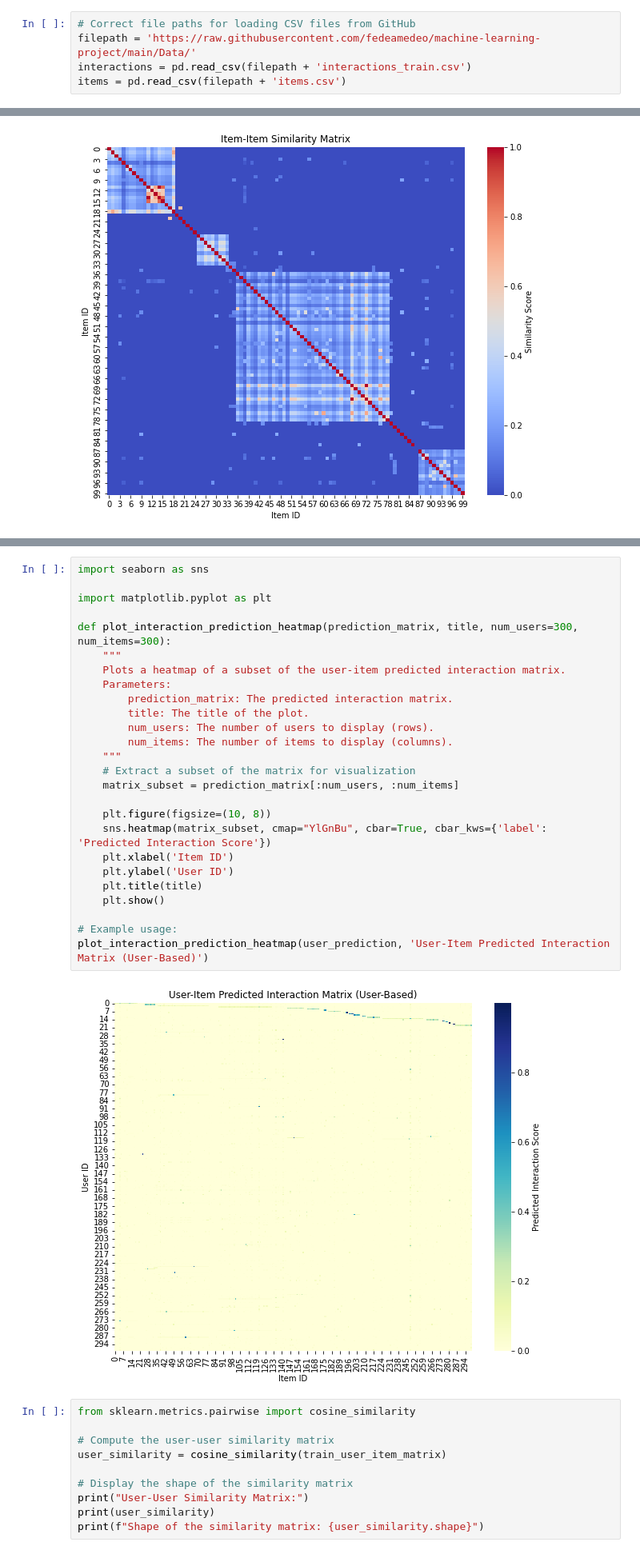
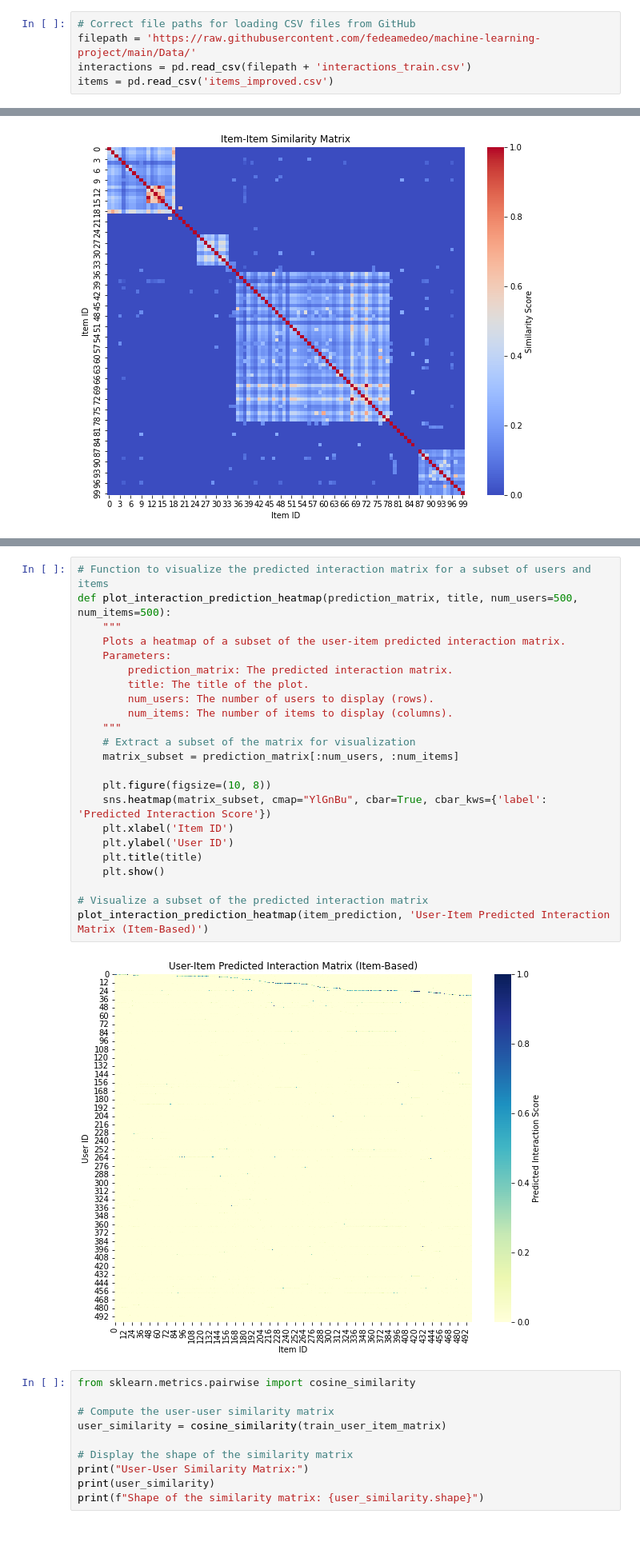
Before and after one commit to fedeamedeo/machine-learning-project, a Jupyter notebook: project 3 version.ipynb, the cells around one changed output, grey strips where cells are left out. Shown: that part at 80% size. Drawn from its saved outputs; the diff is of its cells as text.

```diff
--- a/project 3 version.ipynb
+++ b/project 3 version.ipynb
@@ -7,7 +7,7 @@ from sklearn.metrics.pairwise import cosine_similarity
 # Correct file paths for loading CSV files from GitHub
 filepath = 'https://raw.githubusercontent.com/fedeamedeo/machine-learning-project/main/Data/'
 interactions = pd.read_csv(filepath + 'interactions_train.csv')
-items = pd.read_csv(filepath + 'items.csv')
+items = pd.read_csv('items_improved.csv')
 # %%
 interactions.isnull().sum()
 # %% [output]
@@ -705,31 +554,28 @@ Predicted Interaction Matrix (Item-Based):
 # %%
-import seaborn as sns
-
-import matplotlib.pyplot as plt
-
-def plot_interaction_prediction_heatmap(prediction_matrix, title, num_users=300, num_items=300):
+# Function to visualize the predicted interaction matrix for a subset of users and items
+def plot_interaction_prediction_heatmap(prediction_matrix, title, num_users=500, num_items=500):
     """
     Plots a heatmap of a subset of the user-item predicted interaction matrix.
     Parameters:
         prediction_matrix: The predicted interaction matrix.
         title: The title of the plot.
         num_users: The number of users to display (rows).
         num_items: The number of items to display (columns).
     """
     # Extract a subset of the matrix for visualization
     matrix_subset = prediction_matrix[:num_users, :num_items]
 
     plt.figure(figsize=(10, 8))
     sns.heatmap(matrix_subset, cmap="YlGnBu", cbar=True, cbar_kws={'label': 'Predicted Interaction Score'})
     plt.xlabel('Item ID')
     plt.ylabel('User ID')
     plt.title(title)
     plt.show()
 
-# Example usage:
-plot_interaction_prediction_heatmap(user_prediction, 'User-Item Predicted Interaction Matrix (User-Based)')
+# Visualize a subset of the predicted interaction matrix
+plot_interaction_prediction_heatmap(item_prediction, 'User-Item Predicted Interaction Matrix (Item-Based)')
 # %% [output]
-[figure, old version]
+[figure, new version]
 # %%
 from sklearn.metrics.pairwise import cosine_similarity
 
```
Also changed, not shown: parts of 27 cells of this notebook.
